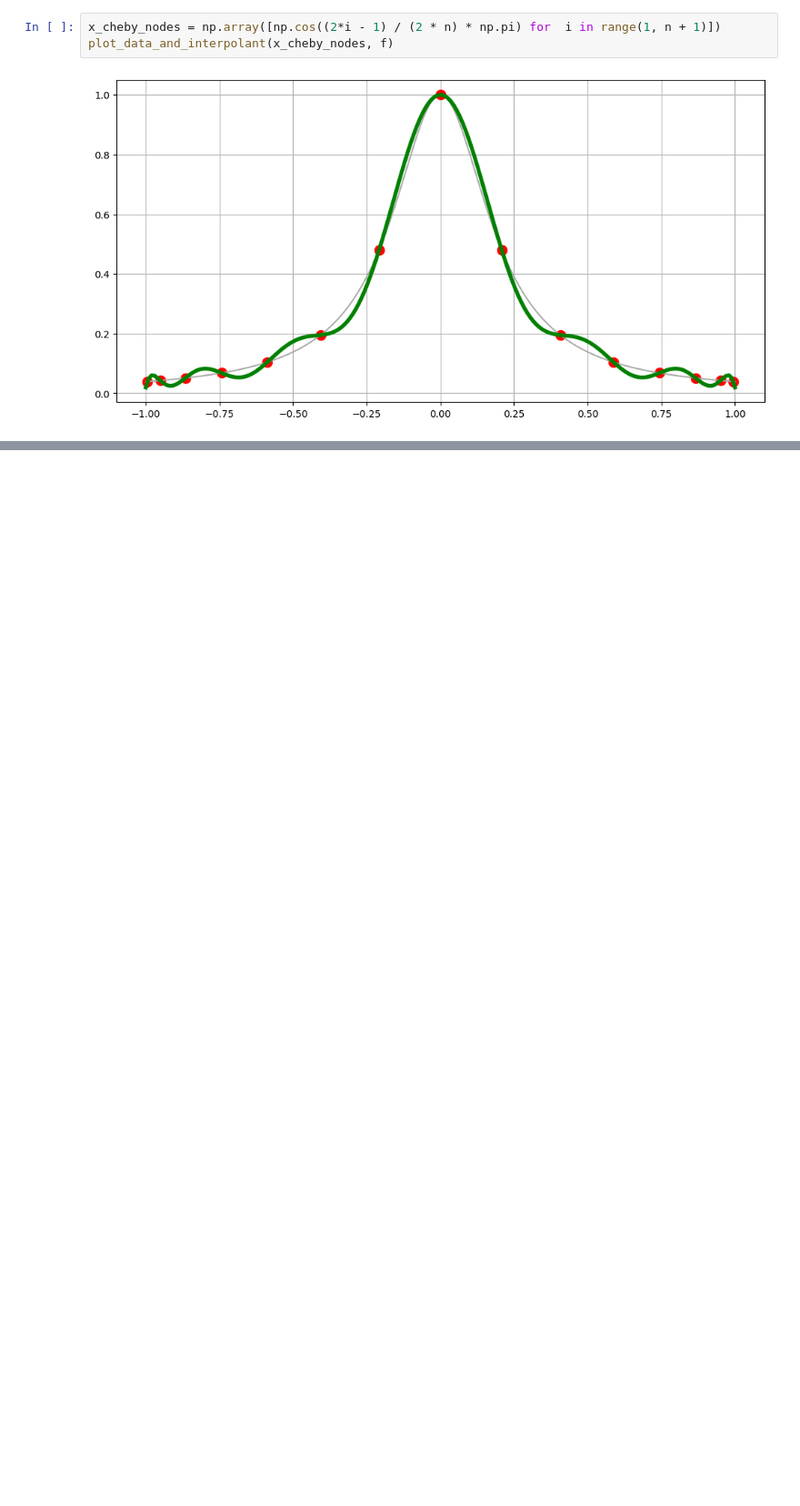
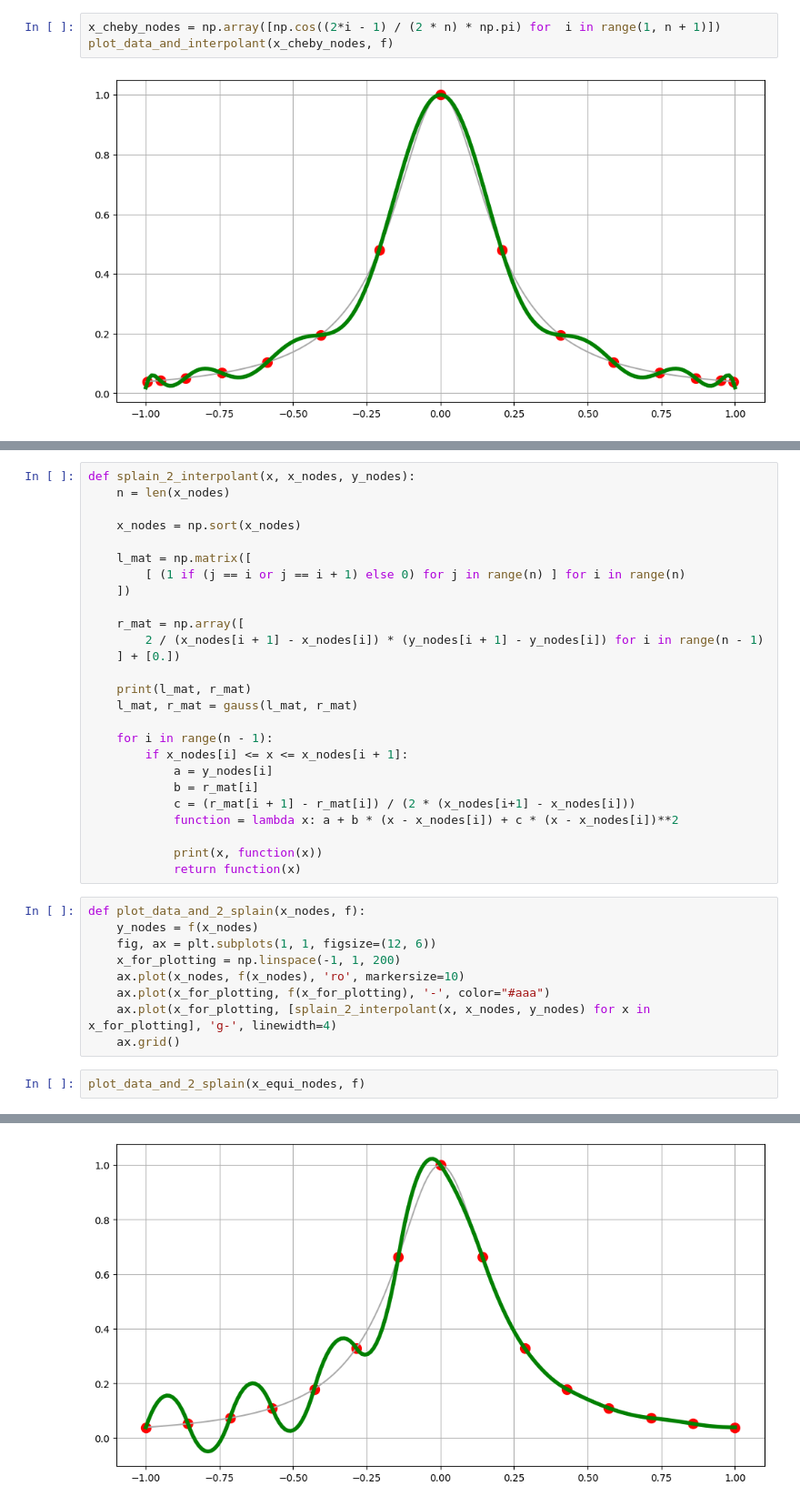
Before and after one commit to DanielDaVinci/CompMath, a Jupyter notebook: Lagranje.ipynb, the cells around one changed output, grey strips where cells are left out. Shown at 91% size. Drawn from its saved outputs; the diff is of its cells as text; blank space fills up the shorter version.

Commit message:
Add 2_splain

```diff
--- a/Lagranje.ipynb
+++ b/Lagranje.ipynb
@@ -32,0 +45,38 @@ plot_data_and_interpolant(x_cheby_nodes, f)
+# %%
+def splain_2_interpolant(x, x_nodes, y_nodes):
+    n = len(x_nodes)
+
+    x_nodes = np.sort(x_nodes)
+
+    l_mat = np.matrix([
+        [ (1 if (j == i or j == i + 1) else 0) for j in range(n) ] for i in range(n)
+    ])
+
+    r_mat = np.array([
+        2 / (x_nodes[i + 1] - x_nodes[i]) * (y_nodes[i + 1] - y_nodes[i]) for i in range(n - 1)
+    ] + [0.])
+
+    print(l_mat, r_mat)
+    l_mat, r_mat = gauss(l_mat, r_mat)
+
+    for i in range(n - 1):
+        if x_nodes[i] <= x <= x_nodes[i + 1]:
+            a = y_nodes[i]
+            b = r_mat[i]
+            c = (r_mat[i + 1] - r_mat[i]) / (2 * (x_nodes[i+1] - x_nodes[i]))
+            function = lambda x: a + b * (x - x_nodes[i]) + c * (x - x_nodes[i])**2
+
+            print(x, function(x))
+            return function(x)
+# %%
+def plot_data_and_2_splain(x_nodes, f):
+    y_nodes = f(x_nodes)
+    fig, ax = plt.subplots(1, 1, figsize=(12, 6))
+    x_for_plotting = np.linspace(-1, 1, 200)
+    ax.plot(x_nodes, f(x_nodes), 'ro', markersize=10)
+    ax.plot(x_for_plotting, f(x_for_plotting), '-', color="#aaa")
+    ax.plot(x_for_plotting, [splain_2_interpolant(x, x_nodes, y_nodes) for x in x_for_plotting], 'g-', linewidth=4)
+    ax.grid()
+# %%
+plot_data_and_2_splain(x_equi_nodes, f)
+# %% [output]
@@ -32,0 +100 @@ plot_data_and_interpolant(x_cheby_nodes, f)
+[figure, added]
```
Also changed, not shown: parts of 2 cells of this notebook, 2 other files.
